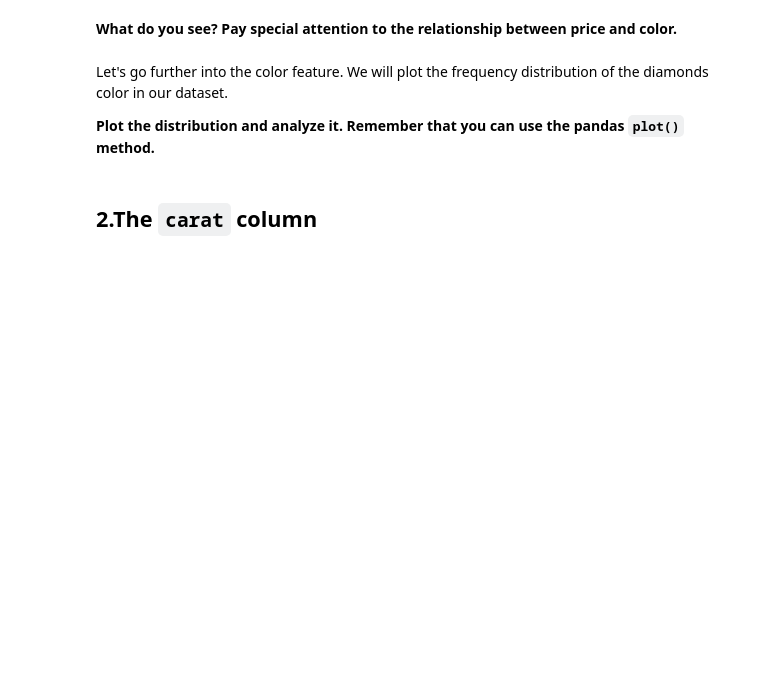
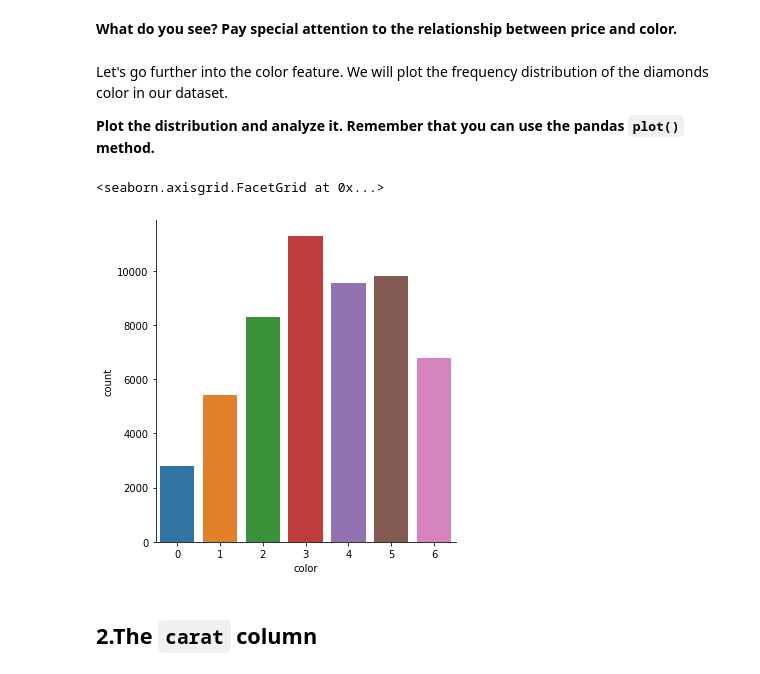
Before and after one commit to ta-data-lis/M2-mini-project1, a Jupyter notebook: 2.-EDA.ipynb, the cells around one changed output. Cells and saved outputs as stored; diff of their text form; code cells hidden in the pictures; blank space fills up the shorter version.

```diff
--- a/2.-EDA.ipynb
+++ b/2.-EDA.ipynb
@@ -11,3 +28,3 @@ import matplotlib.pyplot as plt
 # %%
 diamonds = pd.read_csv('diamonds_clean.csv')
-diamonds = diamonds.drop('Unnamed: 0', axis=1)
+diamonds.head()
@@ -44,3 +119,7 @@ Let's go further into the color feature. We will plot the frequency distribution
 **Plot the distribution and analyze it. Remember that you can use the pandas `plot()` method.**
 # %%
 #your code here
+sns.catplot(x="color", kind="count", data=diamonds)
+# %% [output]
+<seaborn.axisgrid.FacetGrid at 0x...>
+[figure, added]
```
Also changed, not shown: parts of 38 cells of this notebook.
